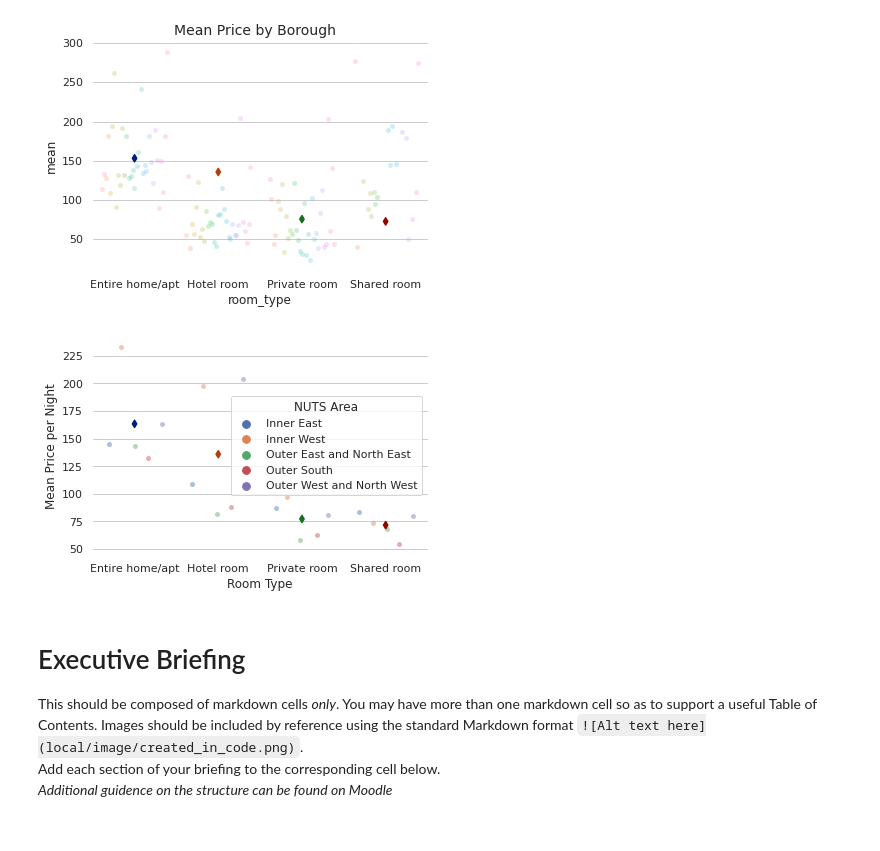
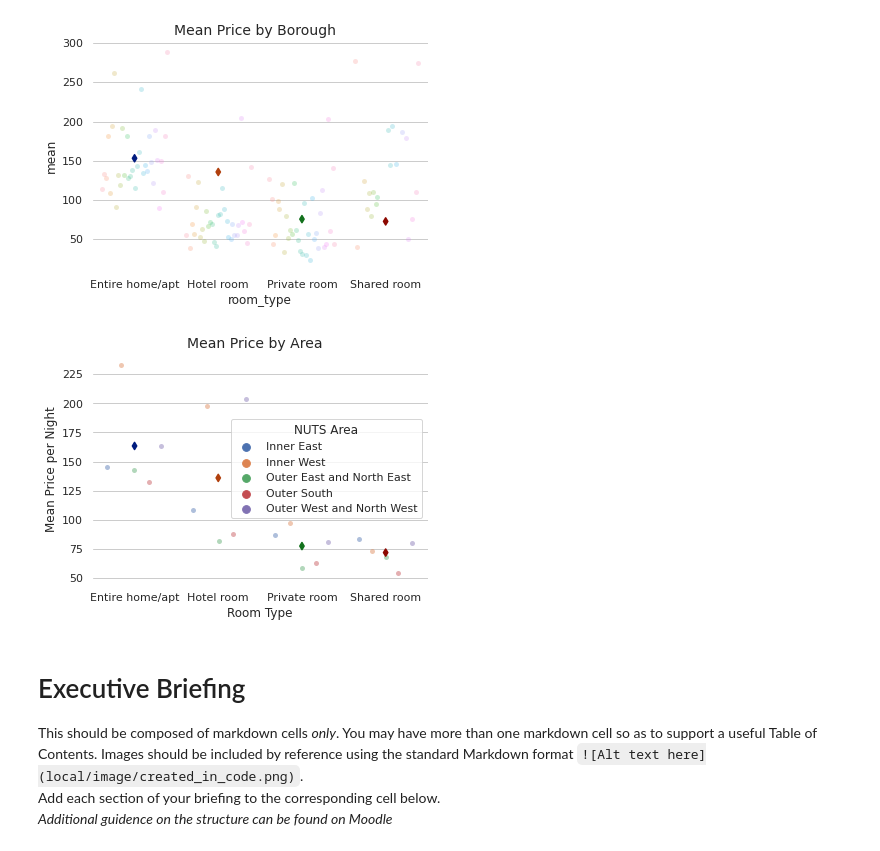
Before and after one commit to ShiraoZhang/i2p, a Jupyter notebook: Assessment-3-Template-Notebook.ipynb, the cells around one changed output. Saved outputs shown, nothing was run; the diff lists cells and outputs as text; code cells hidden in the pictures.

```diff
--- a/Assessment-3-Template-Notebook.ipynb
+++ b/Assessment-3-Template-Notebook.ipynb
@@ -203,26 +203,29 @@ la_data3.columns = cols
 # %%
 sns.set_theme(style="whitegrid")
 
 f, ax = plt.subplots()
 sns.despine(bottom=True, left=True)
 
 ## Show each observation with a scatterplot
 ## https://seaborn.pydata.org/examples/jitter_stripplot.html
 g = sns.stripplot(x="room_type", y="mean", hue="area",
               data=la_data3, dodge=True, alpha=.45, zorder=1)
 g.legend_.set_title('NUTS Area')
 
 ## Show the mean of means
 sns.pointplot(x="room_type", y="mean",
               data=la_data3.groupby('room_type').agg('mean').reset_index(),
               join=False, palette="dark",
               markers="d", scale=.75, ci=None)
 
+plt.gcf().subplots_adjust(top=0.92)
+f.suptitle('Mean Price by Area', fontsize=14);
+
 ## set the plot x- and y-labels...
 plt.xlabel('Room Type')
 plt.ylabel('Mean Price per Night');
 # %% [output]
-[figure, old version]
+[figure, new version]
 # %% [markdown]
 # Executive Briefing
 
```
